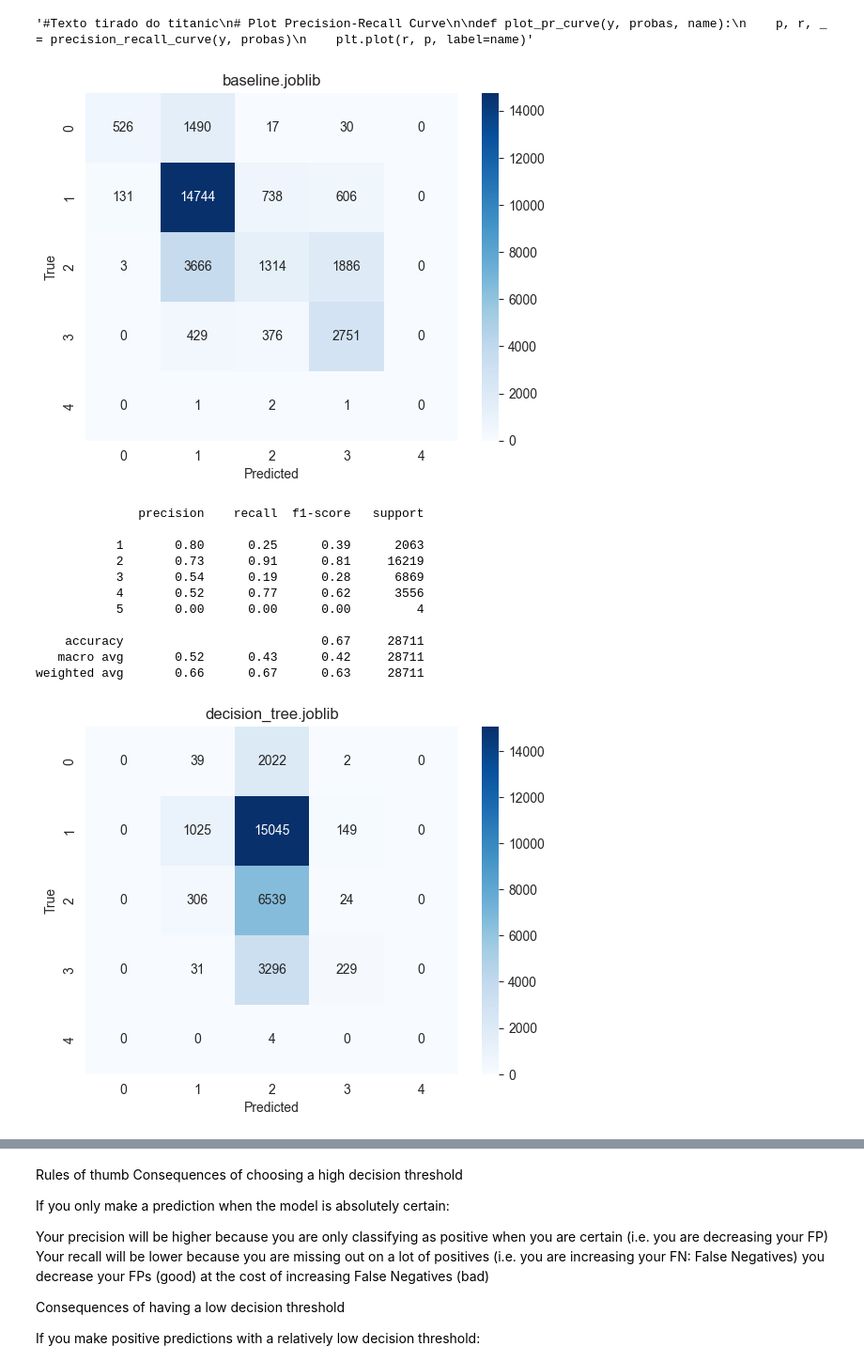
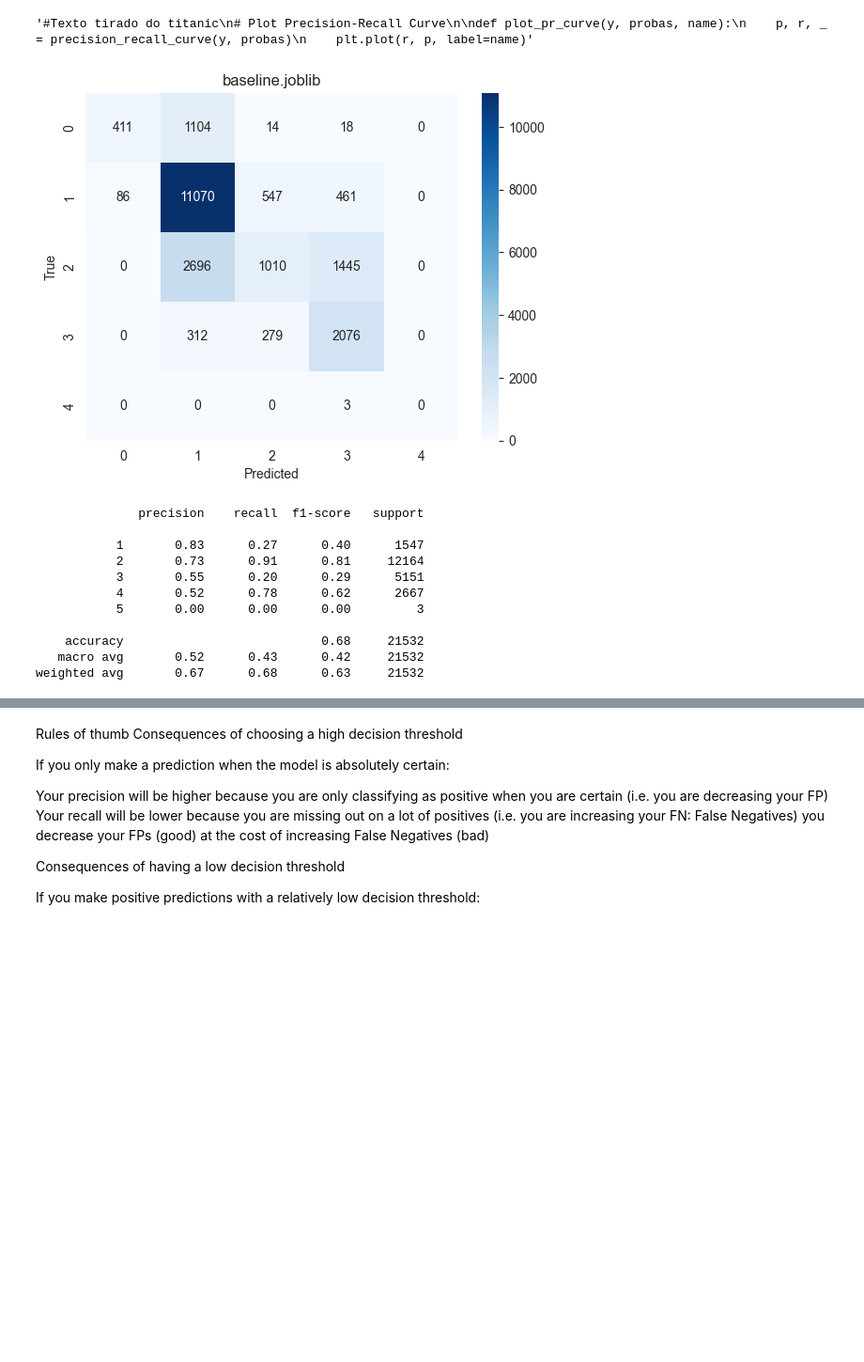
Before and after one commit to biammartins05-sketch/Triagem, a Jupyter notebook: data quality/testagem_modelos.ipynb, the cells around one changed output, grey strips where cells are left out. Shown at 94% size. Drawn from its saved outputs; the diff is of its cells as text; code cells hidden in the pictures; blank space fills up the shorter version.

```diff
--- a/data quality/testagem_modelos.ipynb
+++ b/data quality/testagem_modelos.ipynb
@@ -22,9 +22,8 @@ test_df  = pd.read_csv("data/test.csv")
 # %%
 
 target = "TriageGrade"
-X_test = test_df.drop(columns=[target])
 
-y_test = test_df[target]
+y_test = val_df[target]
 # %%
 def evaluate_model(model,X,y):
     preds = model.predict(X)
@@ -67,50 +66,51 @@ def multiclass_auc(y, probas):
 # %%
 models_to_test = [
     "models/models/baseline.joblib",
-    "models/models/decision_tree.joblib"
-]
+    "models/models/decision_tree.joblib",
+    "models/models/modelo_logreg_multi.joblib"]
 
 auc_results = []
 results =[]
 for path in models_to_test:
     data = joblib.load(path)
 
     model = data["model"]
     features = data["features"]
 
     name = path.split("/")[-1]
+
+    X_test =val_df[features]
 
     X_test_model = X_test[features]
 
     preds = model.predict(X_test_model)
     probas = model.predict_proba(X_test_model)
     auc = multiclass_auc(y_test, probas)
     out = evaluate_model(model, X_test_model, y_test)
 
     results.append({
         "model": name,
         "accuracy": out["accuracy"],
         "precision": out["precision"],
         "recall": out["recall"],
         "f1": out["f1"] })
 
     auc_results.append({
         "model": name,
         "auc_macro_ovr": auc})
 
     plot_cm(y_test, out["preds"], name)
     print(classification_report(y_test, preds, zero_division=0))
 # %% [output]
-[figure, old version]
+[figure, new version]
               precision    recall  f1-score   support
 
-           1       0.80      0.25      0.39      2063
-           2       0.73      0.91      0.81     16219
-           3       0.54      0.19      0.28      6869
-           4       0.52      0.77      0.62      3556
-           5       0.00      0.00      0.00         4
+           1       0.83      0.27      0.40      1547
+           2       0.73      0.91      0.81     12164
+           3       0.55      0.20      0.29      5151
+           4       0.52      0.78      0.62      2667
+           5       0.00      0.00      0.00         3
 
-    accuracy                           0.67     28711
-   macro avg       0.52      0.43      0.42     28711
-weighted avg       0.66      0.67      0.63     28711
+    accuracy                           0.68     21532
+   macro avg       0.52      0.43      0.42     21532
+weighted avg       0.67      0.68      0.63     21532
-[figure, removed]
```
Also changed, not shown: parts of 2 cells of this notebook.
